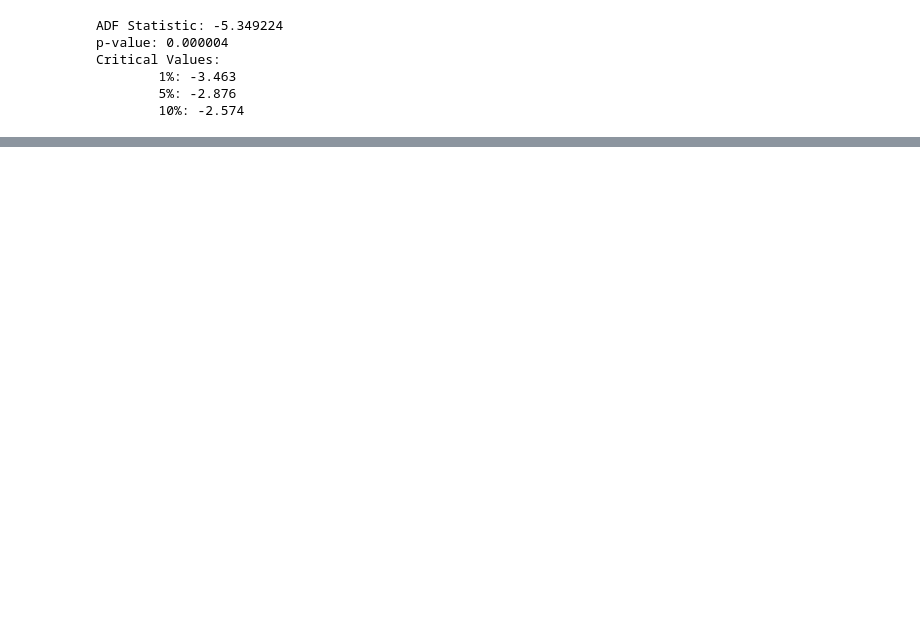
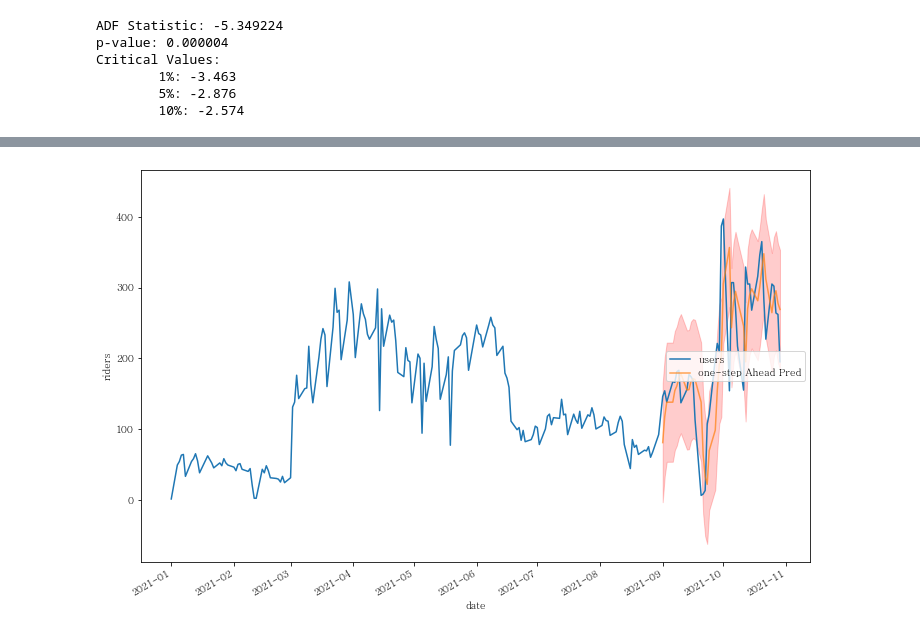
Before and after one commit to Cycrypto/Python-Sandol-analsys, a Jupyter notebook: anal_user.ipynb, the cells around one changed output, grey strips where cells are left out. Cells and saved outputs as stored; diff of their text form; code cells hidden in the pictures; blank space fills up the shorter version.

```diff
--- a/anal_user.ipynb
+++ b/anal_user.ipynb
@@ -213,0 +270,6 @@ pd.DataFrame(forecast)  # 여기까지 과거 데이터 모델에 fitting
+# %%
+pred = model_fit.get_prediction(
+    start=pd.to_datetime('2021-09-01'),
+    dynamic=False
+)
+pred_ci = pred.conf_int()
@@ -213,0 +287,19 @@ pd.DataFrame(forecast)  # 여기까지 과거 데이터 모델에 fitting
+# %%
+ax = ts['2021-01':].plot(label='Observed', figsize=(12, 8))
+pred.predicted_mean.plot(ax=ax,
+                         label="one-step Ahead Pred",
+                         alpha=.7)
+ax.fill_between(
+    pred_ci.index,
+    pred_ci['lower users'],
+    pred_ci['upper users'],
+    color='',
+    alpha=.2
+)
+
+ax.set_xlabel('date')
+ax.set_ylabel('riders')
+plt.legend(loc=5)
+plt.show()
+# %% [output]
+[figure, added]
```
Also changed, not shown: parts of 18 cells of this notebook, 1 other file.
